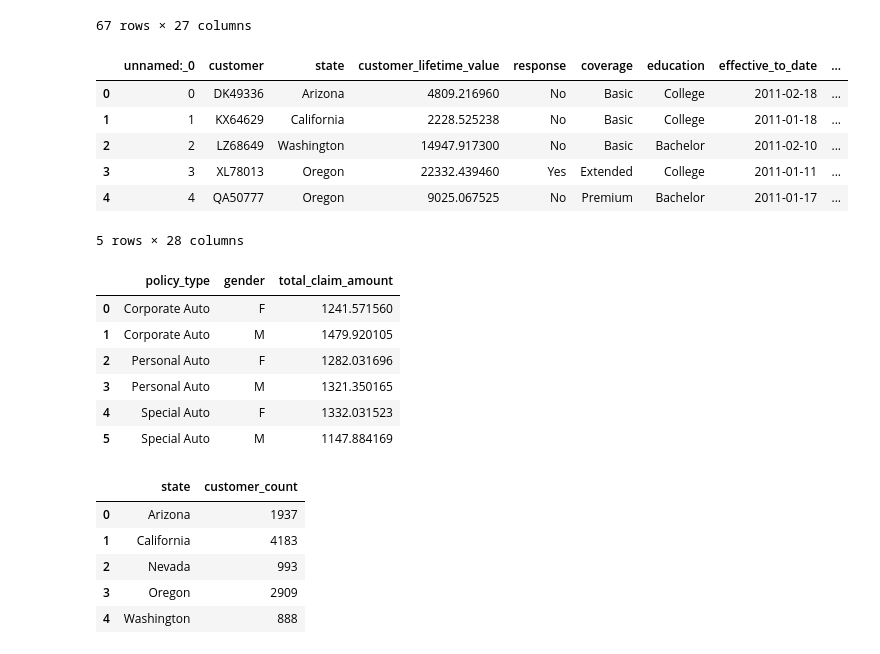
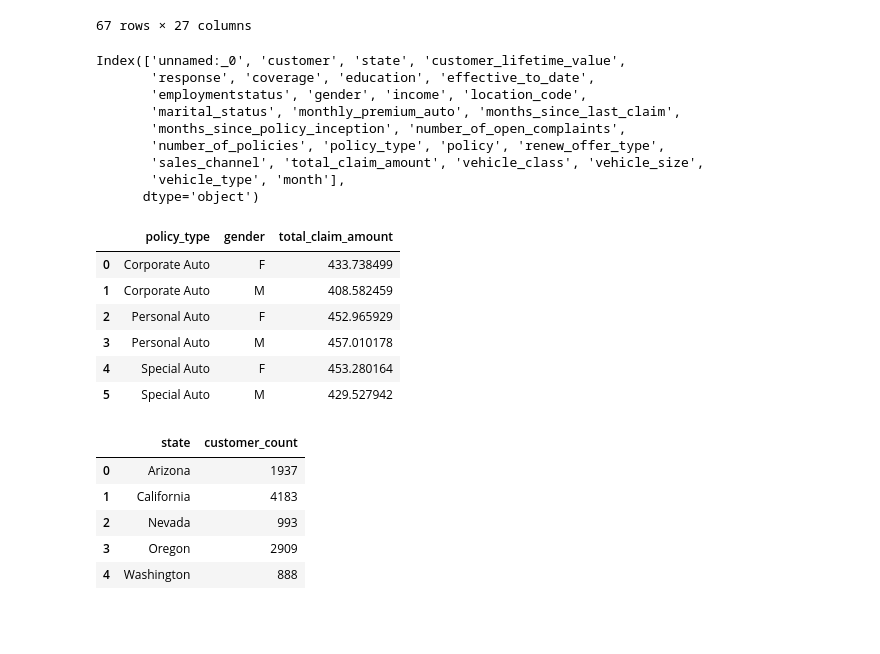
Before and after one commit to data-bootcamp-v4/lab-dw-data-aggregation-and-filtering, a Jupyter notebook: lab-dw-aggregating.ipynb, the cells around one changed output. Cells and saved outputs as stored; diff of their text form; code cells hidden in the pictures; blank space fills up the shorter version.

```diff
--- a/lab-dw-aggregating.ipynb
+++ b/lab-dw-aggregating.ipynb
@@ -63,31 +63,34 @@ filtered_df
 | 10708 | 10708 | CK39096 | Oregon | 5619.689084 | Yes | Premium | High School or Below | 2011-01-26 | ... |
 67 rows × 27 columns
 # %%
-df_market.head()
+df_market.columns
 # %% [output]
-|  | unnamed:_0 | customer | state | customer_lifetime_value | response | coverage | education | effective_to_date | ... |
-| 0 | 0 | DK49336 | Arizona | 4809.216960 | No | Basic | College | 2011-02-18 | ... |
-| 1 | 1 | KX64629 | California | 2228.525238 | No | Basic | College | 2011-01-18 | ... |
-| 2 | 2 | LZ68649 | Washington | 14947.917300 | No | Basic | Bachelor | 2011-02-10 | ... |
-| 3 | 3 | XL78013 | Oregon | 22332.439460 | Yes | Extended | College | 2011-01-11 | ... |
-| 4 | 4 | QA50777 | Oregon | 9025.067525 | No | Premium | Bachelor | 2011-01-17 | ... |
-5 rows × 28 columns
+Index(['unnamed:_0', 'customer', 'state', 'customer_lifetime_value',
+       'response', 'coverage', 'education', 'effective_to_date',
+       'employmentstatus', 'gender', 'income', 'location_code',
+       'marital_status', 'monthly_premium_auto', 'months_since_last_claim',
+       'months_since_policy_inception', 'number_of_open_complaints',
+       'number_of_policies', 'policy_type', 'policy', 'renew_offer_type',
+       'sales_channel', 'total_claim_amount', 'vehicle_class', 'vehicle_size',
+       'vehicle_type', 'month'],
+      dtype='object')
 # %%
 #Using the original Dataframe, analyze the average total_claim_amount by each policy type and gender for customers who have responded "Yes" to the last marketing campaign. Write your conclusions.
 
-df_yes = df_market[df_market["marketing_campaign"] == "Yes"]
+#Filter for customers who responded "Yes"
+insurance_company_yes_response = df_market[df_market['response'] == 'Yes']
 
-sol2_df = df_yes.groupby(['policy_type', 'gender']).agg({"total_claim_amount": "mean"}).reset_index()
-
-sol2_df
+#Group by Policy Type and Gender and calculate the average Total Claim Amount
+average_claim_by_policy_gender = insurance_company_yes_response.groupby(['policy_type', 'gender'])['total_claim_amount'].mean().reset_index()
+average_claim_by_policy_gender
 # %% [output]
 |  | policy_type | gender | total_claim_amount |
-| 0 | Corporate Auto | F | 1241.571560 |
-| 1 | Corporate Auto | M | 1479.920105 |
-| 2 | Personal Auto | F | 1282.031696 |
-| 3 | Personal Auto | M | 1321.350165 |
-| 4 | Special Auto | F | 1332.031523 |
-| 5 | Special Auto | M | 1147.884169 |
+| 0 | Corporate Auto | F | 433.738499 |
+| 1 | Corporate Auto | M | 408.582459 |
+| 2 | Personal Auto | F | 452.965929 |
+| 3 | Personal Auto | M | 457.010178 |
+| 4 | Special Auto | F | 453.280164 |
+| 5 | Special Auto | M | 429.527942 |
 # %%
 #Analyze the total number of customers who have policies in each state, and then filter the results to only include states where there are more than 500 customers.
 
```
